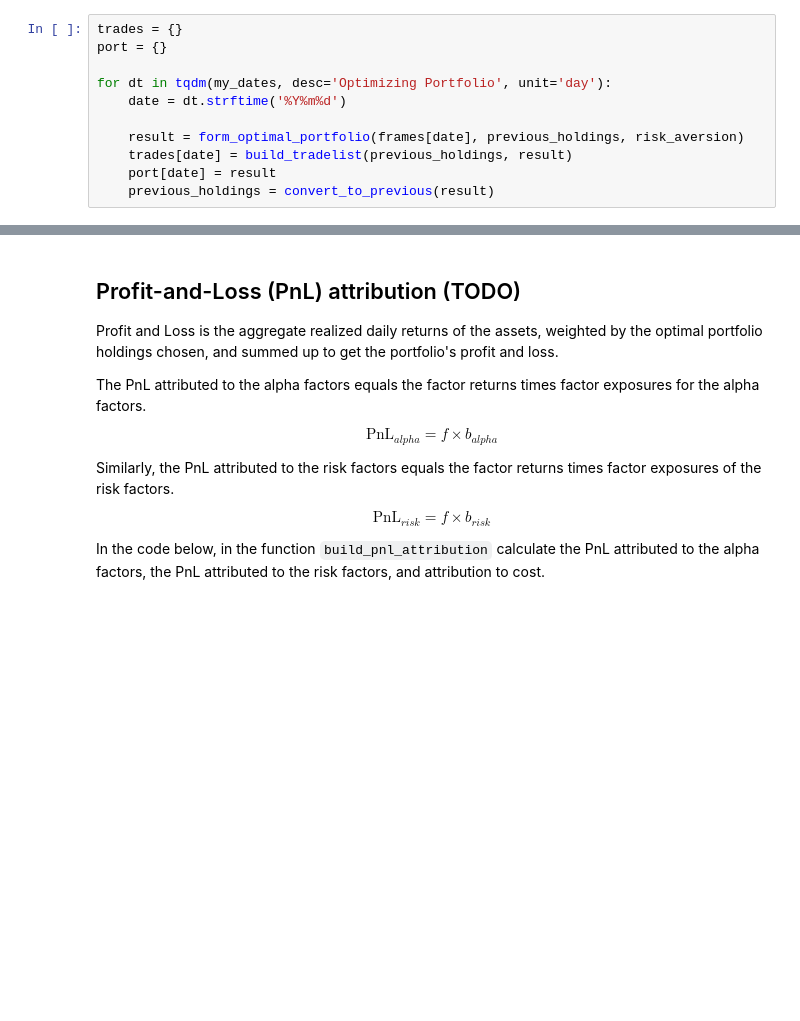
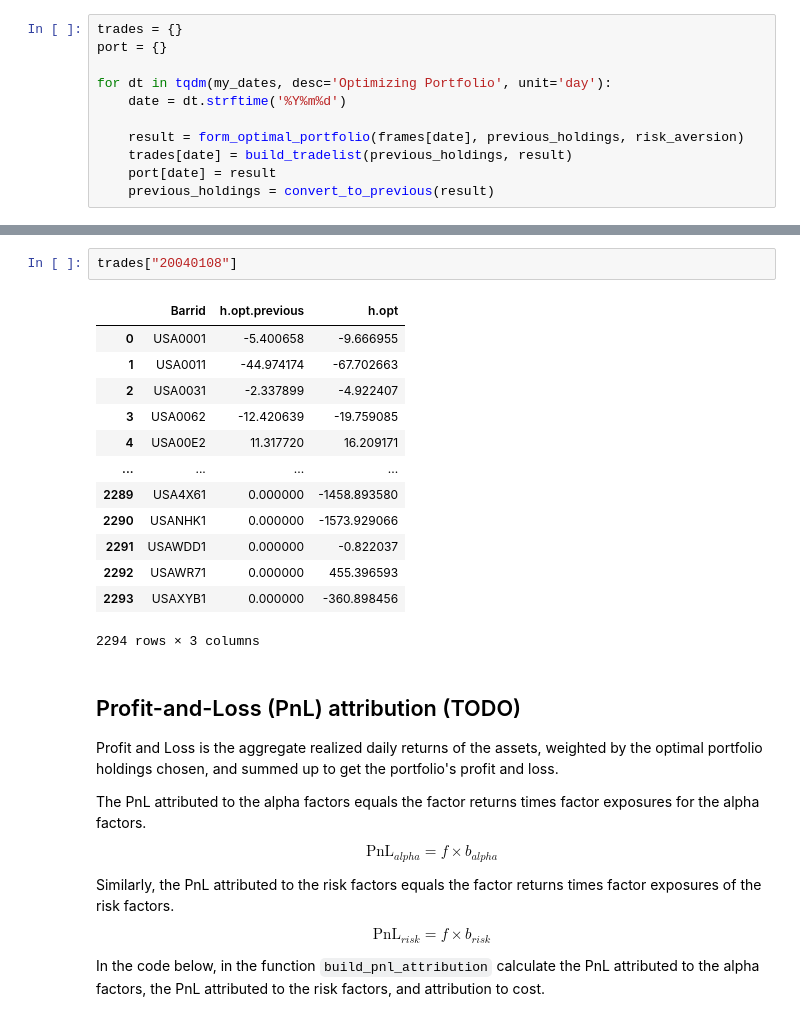
Before and after one commit to ardeshirsaadat/backtester, a Jupyter notebook: project_8_starter.ipynb, the cells around one changed output, grey strips where cells are left out. Saved outputs shown, nothing was run; the diff lists cells and outputs as text; blank space fills up the shorter version.

```diff
--- a/project_8_starter.ipynb
+++ b/project_8_starter.ipynb
@@ -760,3 +807,19 @@ for dt in tqdm(my_dates, desc='Optimizing Portfolio', unit='day'):
+# %%
+trades["20040108"]
+# %% [output]
+|  | Barrid | h.opt.previous | h.opt |
+| 0 | USA0001 | -5.400658 | -9.666955 |
+| 1 | USA0011 | -44.974174 | -67.702663 |
+| 2 | USA0031 | -2.337899 | -4.922407 |
+| 3 | USA0062 | -12.420639 | -19.759085 |
+| 4 | USA00E2 | 11.317720 | 16.209171 |
+| ... | ... | ... | ... |
+| 2289 | USA4X61 | 0.000000 | -1458.893580 |
+| 2290 | USANHK1 | 0.000000 | -1573.929066 |
+| 2291 | USAWDD1 | 0.000000 | -0.822037 |
+| 2292 | USAWR71 | 0.000000 | 455.396593 |
+| 2293 | USAXYB1 | 0.000000 | -360.898456 |
+2294 rows × 3 columns
 # %% [markdown]
 ## Profit-and-Loss (PnL) attribution (TODO)
 
```
Also changed, not shown: parts of 9 cells of this notebook.
